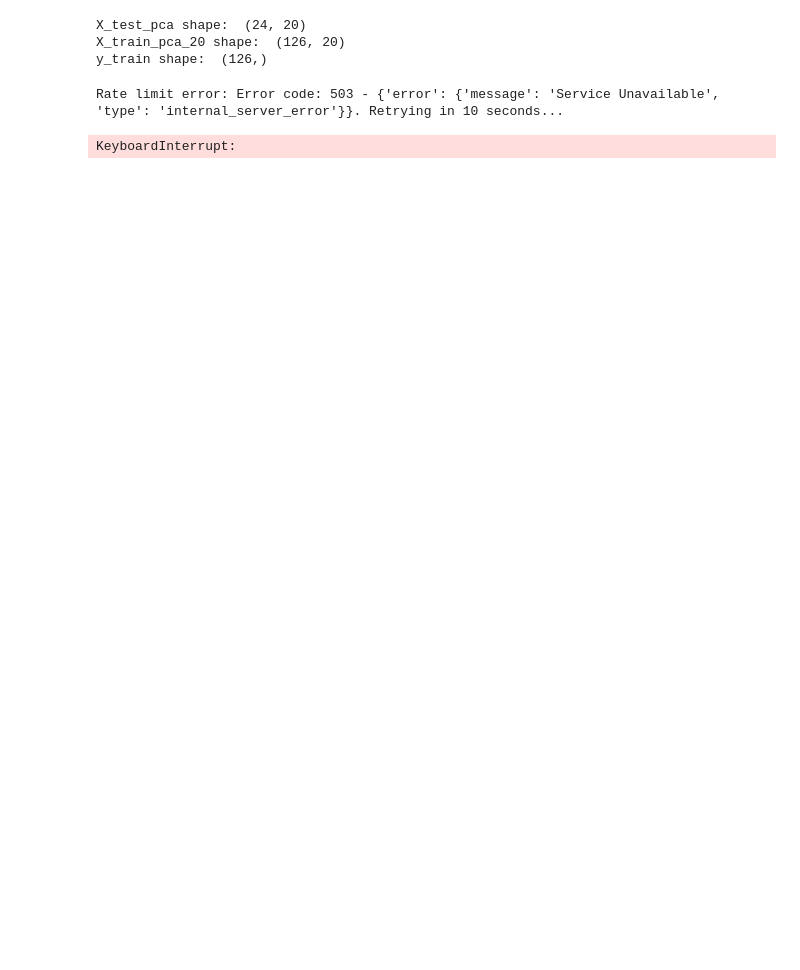
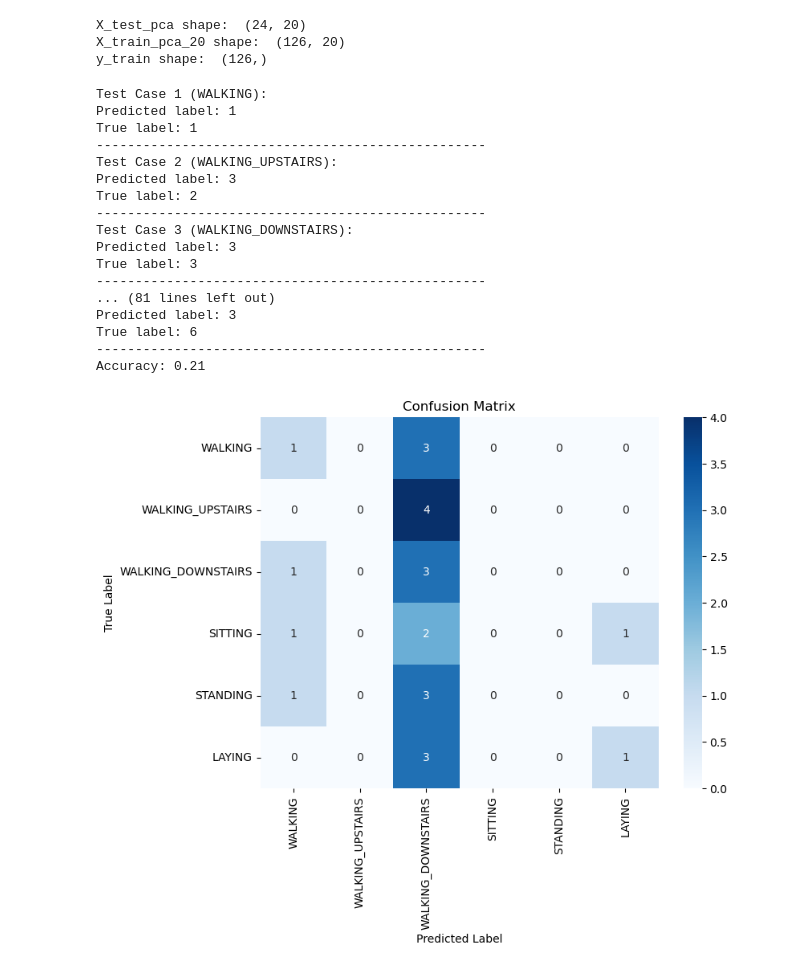
Before and after one commit to ShardulJunagade/ES-335-Assignment-1-2024-Fall, a Jupyter notebook: Task 4/Q3.ipynb, the cells around one changed output. Cells and saved outputs as stored; diff of their text form; code cells hidden in the pictures; blank space fills up the shorter version.

```diff
--- a/Task 4/Q3.ipynb
+++ b/Task 4/Q3.ipynb
@@ -146,7 +160,7 @@ def make_api_call(prompt):
             time.sleep(10)
 
 # Set up Groq API credentials and model
-Groq_Token = "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"
+Groq_Token = "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"
 model_name = "llama3.1-70b"
 llm = ChatGroq(model=groq_models[model_name], api_key=Groq_Token, temperature=0)
 
@@ -217,32 +231,48 @@ for idx in selected_indices:
     prompt = create_few_shot_prompt(few_shot_examples, query_input)
 
     # Make the API call and store the prediction
     answer = make_api_call(prompt)
     predicted_label = int(answer.content.strip())
     predictions.append(predicted_label)
     true_labels.append(true_label)
 
     # Print the predicted and true labels
     print(f"Test Case {idx + 1} ({activity_labels[true_label]}):")
     print(f"Predicted label: {predicted_label}")
     print(f"True label: {true_label}")
     print("-" * 50)
 
 # Calculate and print accuracy
 accuracy = accuracy_score(true_labels, predictions)
 print(f"Accuracy: {accuracy:.2f}")
 
 # Calculate and plot the confusion matrix
 conf_matrix = confusion_matrix(true_labels, predictions, labels=[1, 2, 3, 4, 5, 6])
 
 plt.figure(figsize=(8, 6))
 sns.heatmap(conf_matrix, annot=True, fmt='d', cmap='Blues',
             xticklabels=['WALKING', 'WALKING_UPSTAIRS', 'WALKING_DOWNSTAIRS', 'SITTING', 'STANDING', 'LAYING'],
             yticklabels=['WALKING', 'WALKING_UPSTAIRS', 'WALKING_DOWNSTAIRS', 'SITTING', 'STANDING', 'LAYING'])
 plt.xlabel('Predicted Label')
 plt.ylabel('True Label')
 plt.title('Confusion Matrix')
 plt.show()
 # %% [output]
-Rate limit error: Error code: 503 - {'error': {'message': 'Service Unavailable', 'type': 'internal_server_error'}}. Retrying in 10 seconds...
+Test Case 1 (WALKING):
+Predicted label: 1
+True label: 1
+--------------------------------------------------
+Test Case 2 (WALKING_UPSTAIRS):
+Predicted label: 3
+True label: 2
+--------------------------------------------------
+Test Case 3 (WALKING_DOWNSTAIRS):
+Predicted label: 3
+True label: 3
+--------------------------------------------------
+... (81 lines left out)
+Predicted label: 3
+True label: 6
+--------------------------------------------------
+Accuracy: 0.21
-KeyboardInterrupt:
+[figure, added]
```
Also changed, not shown: parts of 3 cells of this notebook, 6 other files.
